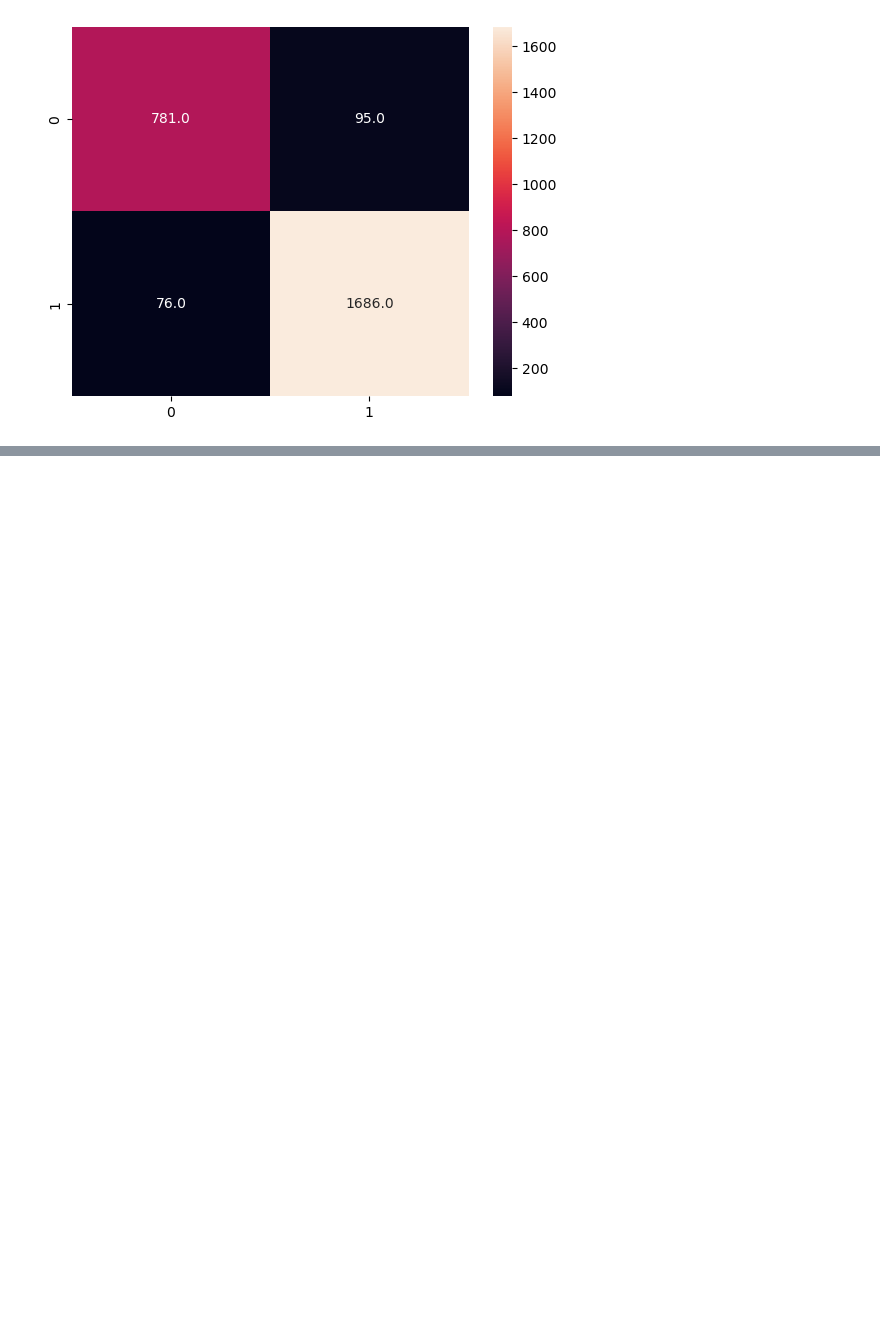
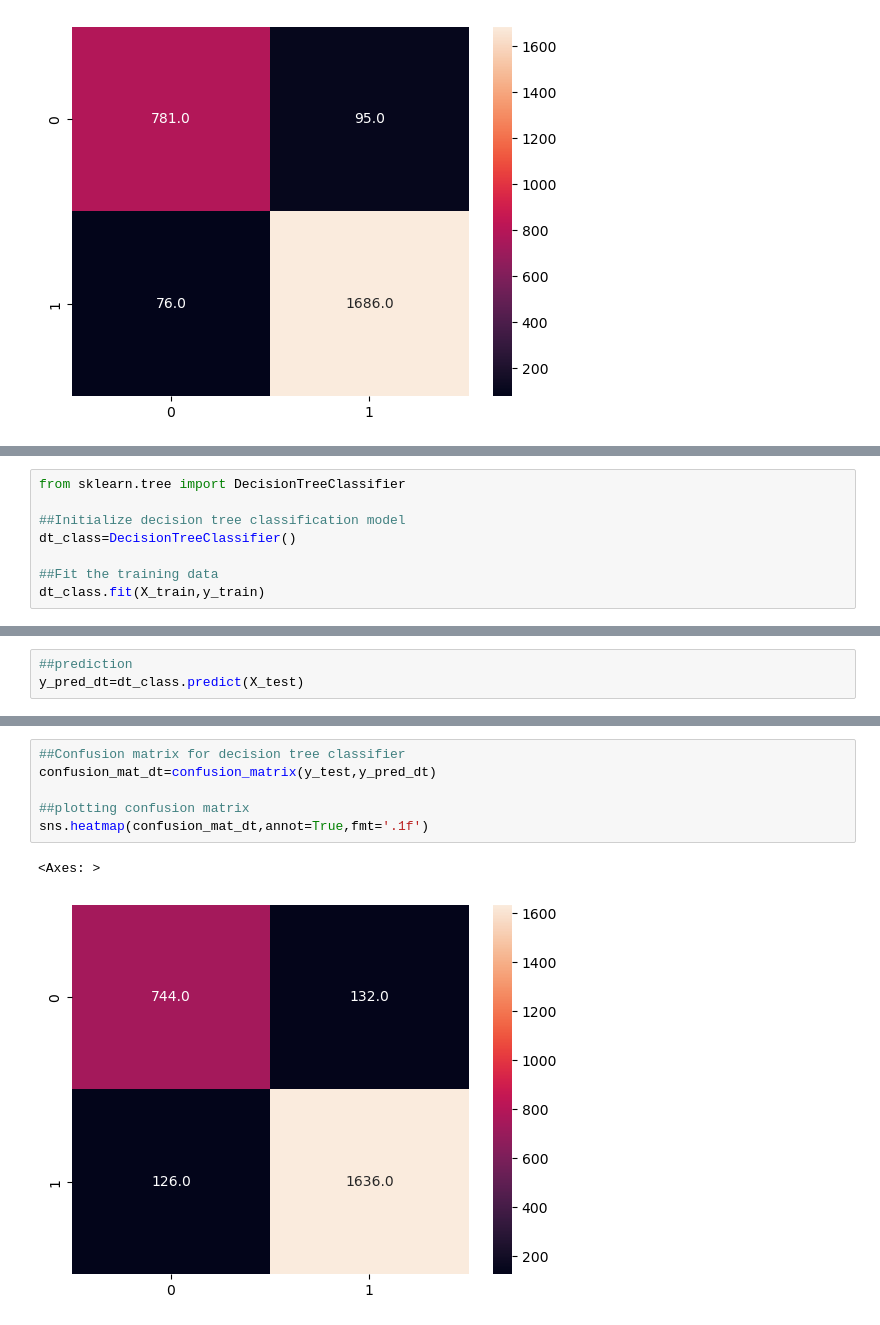
Before and after one commit to abhishek-paul-d/AirlinePassenger-Referral-Predictor, a Jupyter notebook: experiments.ipynb, the cells around one changed output, grey strips where cells are left out. Saved outputs shown, nothing was run; the diff lists cells and outputs as text; blank space fills up the shorter version.

```diff
--- a/experiments.ipynb
+++ b/experiments.ipynb
@@ -735,0 +742,8 @@ sns.heatmap(confusion_mat_clf_lr,annot=True,fmt='0.1f')
+# %%
+from sklearn.tree import DecisionTreeClassifier
+
+##Initialize decision tree classification model
+dt_class=DecisionTreeClassifier()
+
+##Fit the training data
+dt_class.fit(X_train,y_train)
@@ -735,0 +752,3 @@ sns.heatmap(confusion_mat_clf_lr,annot=True,fmt='0.1f')
+# %%
+##prediction
+y_pred_dt=dt_class.predict(X_test)
@@ -735,0 +775,9 @@ sns.heatmap(confusion_mat_clf_lr,annot=True,fmt='0.1f')
+# %%
+##Confusion matrix for decision tree classifier
+confusion_mat_dt=confusion_matrix(y_test,y_pred_dt)
+
+##plotting confusion matrix
+sns.heatmap(confusion_mat_dt,annot=True,fmt='.1f')
+# %% [output]
+<Axes: >
+[figure, added]
```
Also changed, not shown: parts of 34 cells of this notebook.
